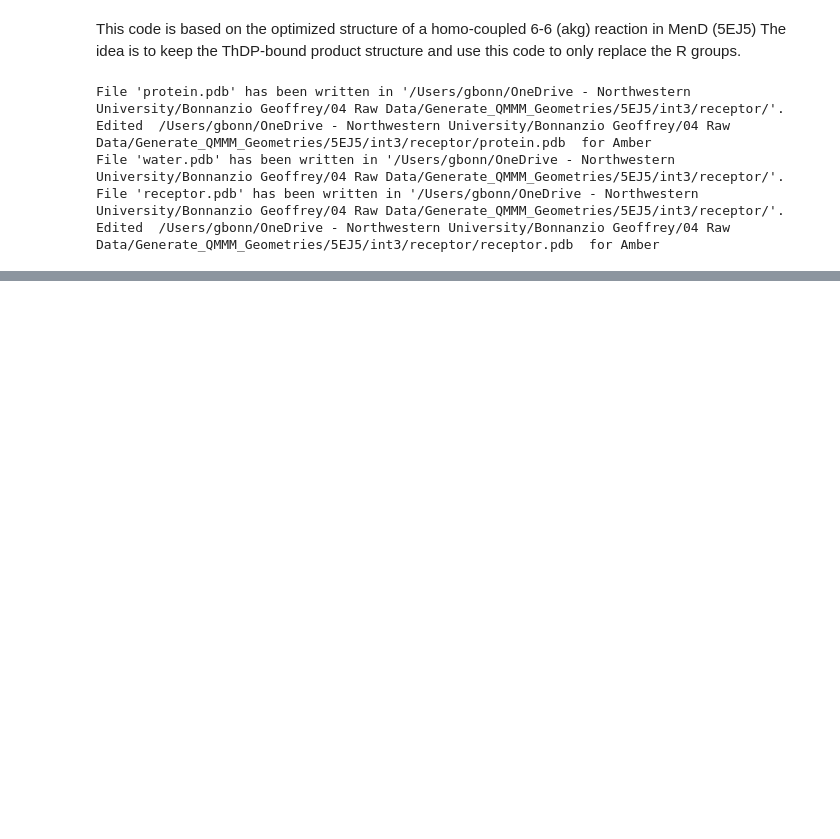
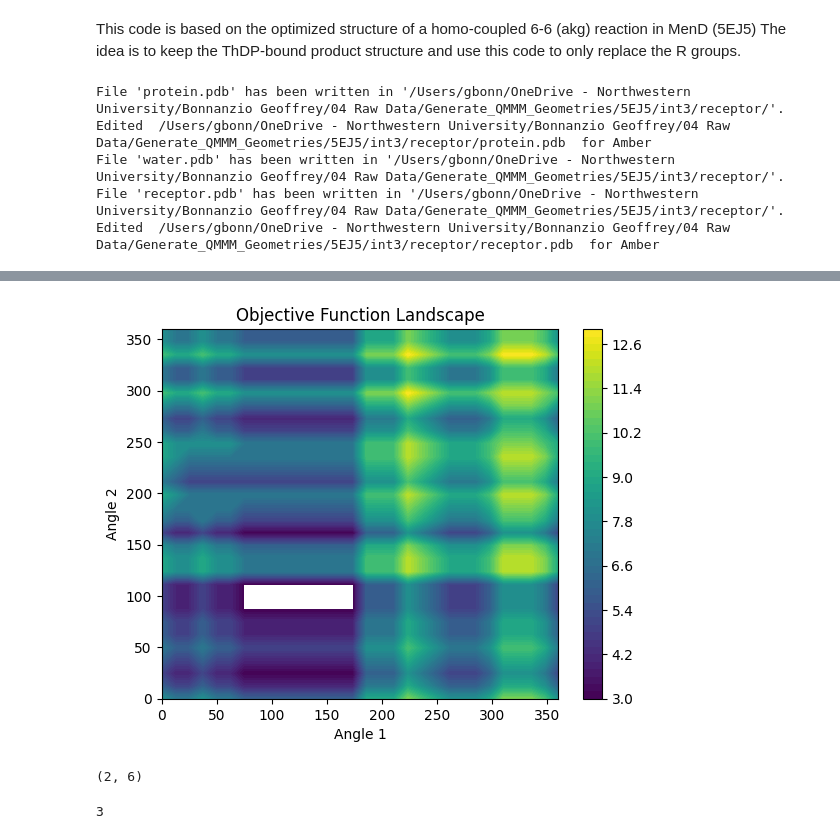
Before and after one commit to gbonnanzio/QMMM_Geometry_Generation, a Jupyter notebook: generate_int3.ipynb, the cells around one changed output, grey strips where cells are left out. Saved outputs shown, nothing was run; the diff lists cells and outputs as text; code cells hidden in the pictures; blank space fills up the shorter version.

```diff
--- a/generate_int3.ipynb
+++ b/generate_int3.ipynb
@@ -366,0 +314,18 @@ rotated_donor = rotate_atoms(modified_donor.copy(), atom1_index, atom2_index, at
+# %%
+plt.contourf(angles1, angles2, obj_vals, levels=50)
+plt.colorbar()
+plt.xlabel("Angle 1")
+plt.ylabel("Angle 2")
+plt.title("Objective Function Landscape")
+plt.show()
+# %% [output]
+[figure, added]
+# %%
+min_index = np.unravel_index(np.argmin(obj_vals), obj_vals.shape)
+min_index
+# %% [output]
+(2, 6)
+# %%
+obj_vals[2,6]
+# %% [output]
+3
```
Also changed, not shown: parts of 10 cells of this notebook, 2 other files.
